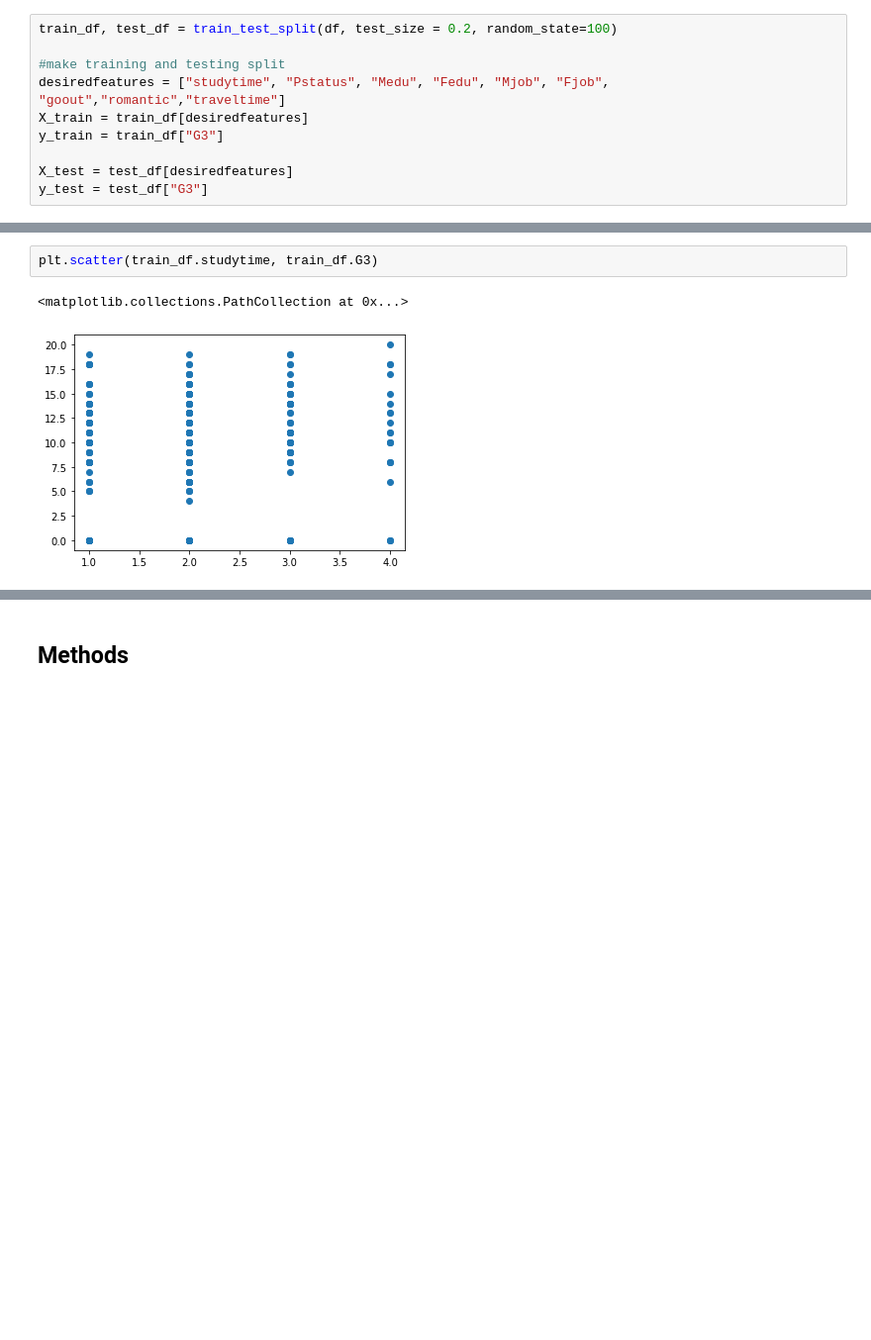
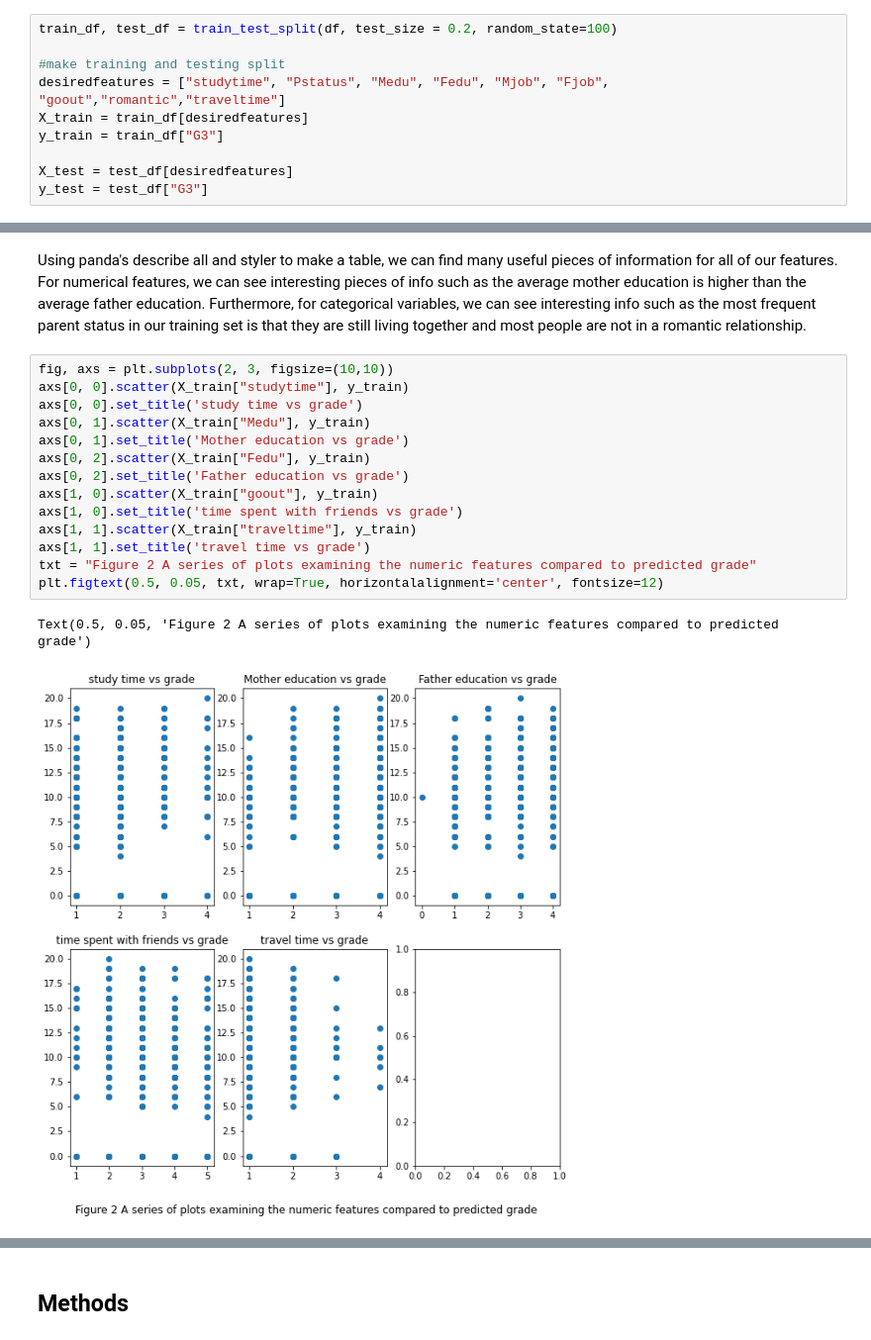
Before and after one commit to DSCI-310/DSCI-310-Group-1, a Jupyter notebook: StudentPerformance.ipynb, the cells around one changed output, grey strips where cells are left out. Shown at 99% size. Cells and saved outputs as stored; diff of their text form; blank space fills up the shorter version.

Commit message:
Make an exploratory data analysis for all the variables used

```diff
--- a/StudentPerformance.ipynb
+++ b/StudentPerformance.ipynb
@@ -66,5 +83,19 @@ We decided on a train test split of 80% training and 20% testing. This was becau
+# %% [markdown]
+Using panda's describe all and styler to make a table, we can find many useful pieces of information for all of our features. For numerical features, we can see interesting pieces of info such as the average mother education is higher than the average father education. Furthermore, for categorical variables, we can see interesting info such as the most frequent parent status in our training set is that they are still living together and most people are not in a romantic relationship.
 # %%
-plt.scatter(train_df.studytime, train_df.G3)
+fig, axs = plt.subplots(2, 3, figsize=(10,10))
+axs[0, 0].scatter(X_train["studytime"], y_train)
+axs[0, 0].set_title('study time vs grade')
+axs[0, 1].scatter(X_train["Medu"], y_train)
+axs[0, 1].set_title('Mother education vs grade')
+axs[0, 2].scatter(X_train["Fedu"], y_train)
+axs[0, 2].set_title('Father education vs grade')
+axs[1, 0].scatter(X_train["goout"], y_train)
+axs[1, 0].set_title('time spent with friends vs grade')
+axs[1, 1].scatter(X_train["traveltime"], y_train)
+axs[1, 1].set_title('travel time vs grade')
+txt = "Figure 2 A series of plots examining the numeric features compared to predicted grade"
+plt.figtext(0.5, 0.05, txt, wrap=True, horizontalalignment='center', fontsize=12)
 # %% [output]
-<matplotlib.collections.PathCollection at 0x...>
+Text(0.5, 0.05, 'Figure 2 A series of plots examining the numeric features compared to predicted grade')
-[figure, old version]
+[figure, new version]
```
Also changed, not shown: parts of 8 cells of this notebook.
